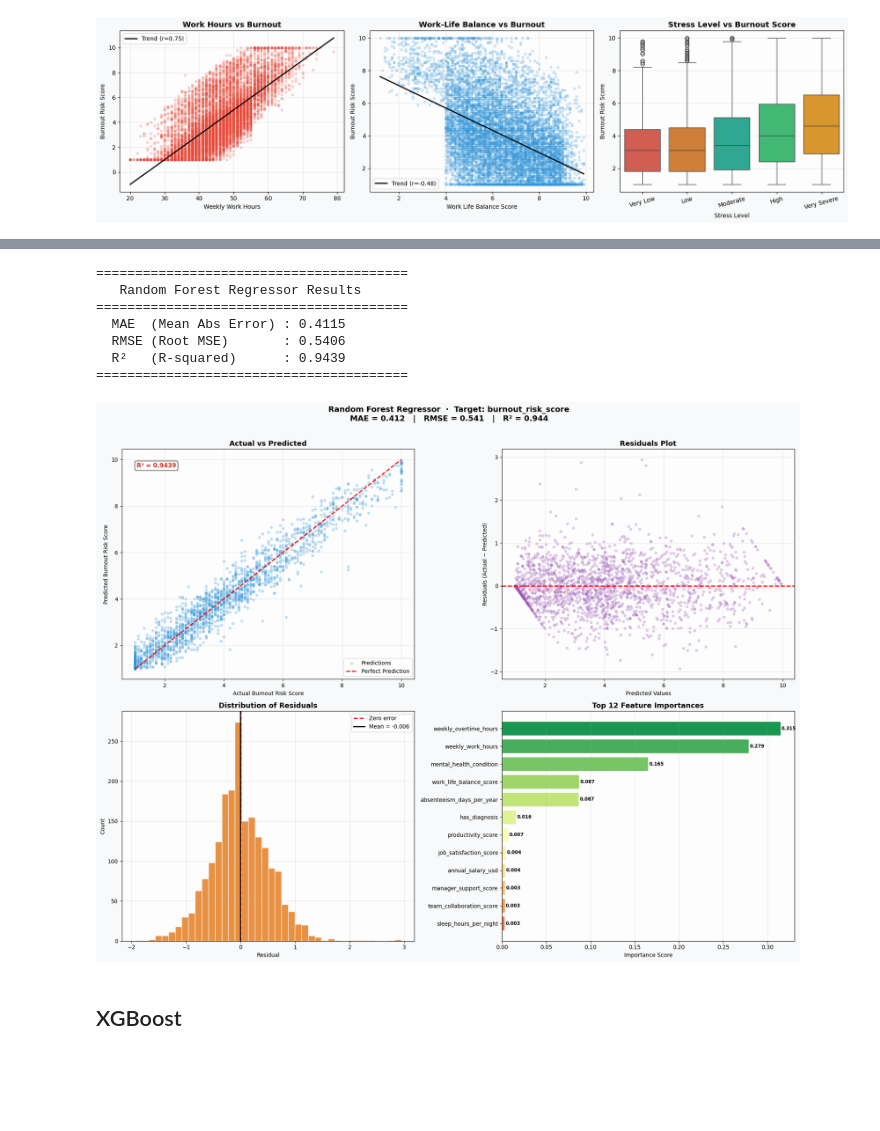
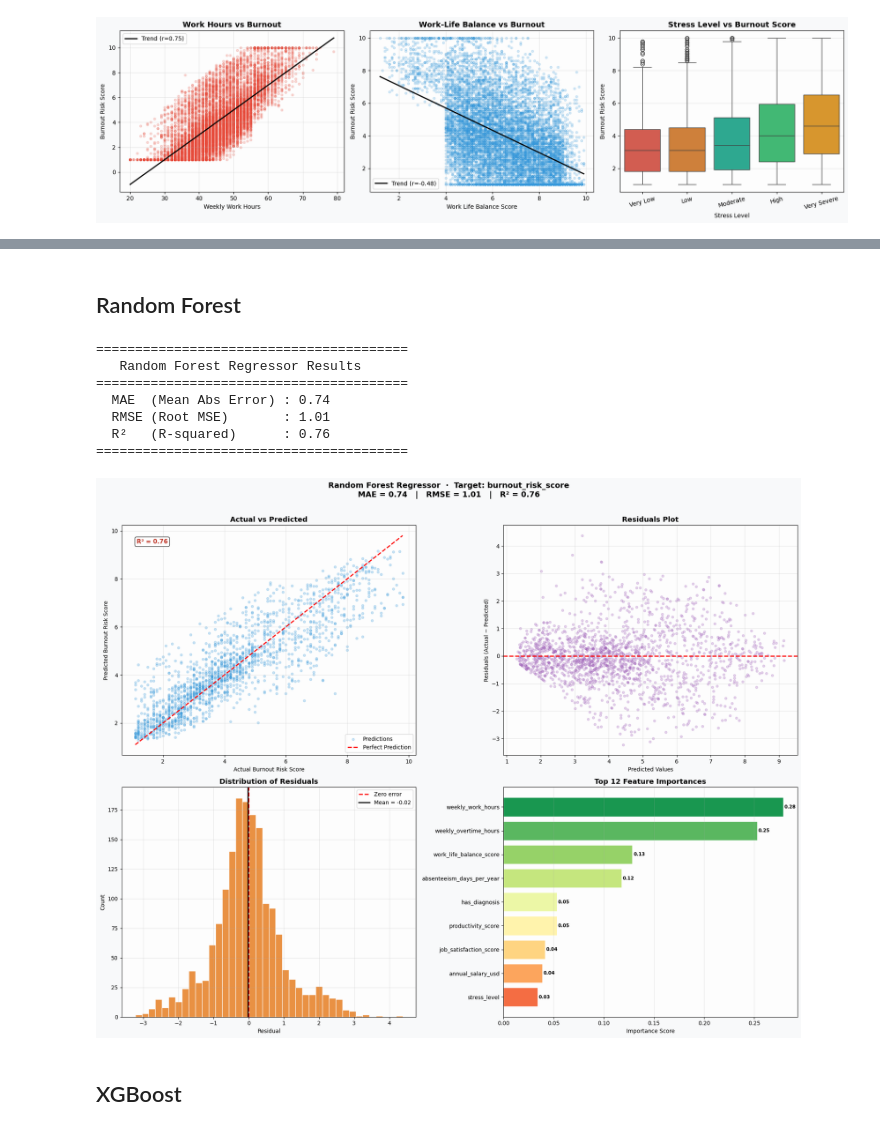
Before and after one commit to aghasaud1996/mental-health-workplace-analysis, a Jupyter notebook: mental_health_workplace_analysis.ipynb, the cells around one changed output, grey strips where cells are left out. Drawn from its saved outputs; the diff is of its cells as text; code cells hidden in the pictures; blank space fills up the shorter version.

```diff
--- a/mental_health_workplace_analysis.ipynb
+++ b/mental_health_workplace_analysis.ipynb
@@ -380,0 +423,19 @@ plt.show()
+# %%
+from sklearn.model_selection import train_test_split
+
+HIGH_MISSING = pct[pct > 25].index.tolist()
+df_model = df.drop(columns=['record_id'] + HIGH_MISSING)
+df_model = df_model[(df_model[TARGET] > 1.0) & (df_model[TARGET] < 10.0)].reset_index(drop=True)
+print('Dropped columns (>25% missing):', HIGH_MISSING)
+print('Rows after removing capped target values:', len(df_model))
+
+for col, mapping in ordinal_maps.items():
+    if col in df_model: df_model[col] = df_model[col].map(mapping)
+for col, mapping in binary_maps.items():
+    if col in df_model: df_model[col] = df_model[col].map(mapping)
+for col in df_model.select_dtypes(exclude='number').columns:
+    df_model[col] = LabelEncoder().fit_transform(df_model[col].astype(str))
+
+train_df, test_df = train_test_split(df_model, test_size=0.2, random_state=42)
+print(f'Train: {train_df.shape} | Test: {test_df.shape}')
+RESULTS.update(n_clean=len(df_model), n_train=len(train_df), n_test=len(test_df))
@@ -381,13 +507,14 @@ plt.show()
+# %% [markdown]
+## Random Forest
 # %%
 from sklearn.ensemble import RandomForestRegressor
 from sklearn.model_selection import train_test_split
 from sklearn.metrics import mean_absolute_error, mean_squared_error, r2_score
 
-X = df_enc.drop(columns=[TARGET])
-y = df_enc[TARGET]
-
-X_train, X_test, y_train, y_test = train_test_split(
-    X, y, test_size=0.2, random_state=42)
+# Models are trained on the SELECTED features of the cleaned data (no imputed values)
+X_train, y_train = train_df[SELECTED], train_df[TARGET]
+X_test,  y_test  = test_df[SELECTED],  test_df[TARGET]
+X = X_train
 
 scaler    = StandardScaler()
 X_train_s = scaler.fit_transform(X_train)
@@ -405,17 +532,17 @@ r2_rf   = r2_score(y_test, y_pred)
 print("=" * 40)
 print("   Random Forest Regressor Results")
 print("=" * 40)
-print(f"  MAE  (Mean Abs Error) : {mae_rf:.4f}")
-print(f"  RMSE (Root MSE)       : {rmse_rf:.4f}")
-print(f"  R²   (R-squared)      : {r2_rf:.4f}")
+print(f"  MAE  (Mean Abs Error) : {mae_rf:.2f}")
+print(f"  RMSE (Root MSE)       : {rmse_rf:.2f}")
+print(f"  R²   (R-squared)      : {r2_rf:.2f}")
 print("=" * 40)
 # %% [output]
 ========================================
    Random Forest Regressor Results
 ========================================
-  MAE  (Mean Abs Error) : 0.4115
-  RMSE (Root MSE)       : 0.5406
-  R²   (R-squared)      : 0.9439
+  MAE  (Mean Abs Error) : 0.74
+  RMSE (Root MSE)       : 1.01
+  R²   (R-squared)      : 0.76
 ========================================
 # %%
 fig, axes = plt.subplots(2, 2, figsize=(18, 14))
@@ -430,7 +557,7 @@ ax1.set_title('Actual vs Predicted', fontsize=13, fontweight='bold')
 ax1.set_xlabel('Actual Burnout Risk Score')
 ax1.set_ylabel('Predicted Burnout Risk Score')
 ax1.legend(); ax1.set_facecolor('#fdfdfd'); ax1.grid(alpha=0.3)
-ax1.text(0.05, 0.92, f'R² = {r2_rf:.4f}', transform=ax1.transAxes,
+ax1.text(0.05, 0.92, f'R² = {r2_rf:.2f}', transform=ax1.transAxes,
          fontsize=11, color='#c0392b', fontweight='bold',
          bbox=dict(boxstyle='round', facecolor='white', alpha=0.8))
 
@@ -443,38 +570,39 @@ ax2.set_title('Residuals Plot', fontsize=13, fontweight='bold')
 ax2.set_xlabel('Predicted Values')
 ax2.set_ylabel('Residuals (Actual − Predicted)')
 ax2.set_facecolor('#fdfdfd'); ax2.grid(alpha=0.3)
 
 # ── Plot 3: Residuals Distribution ───────────────────────────────────────────
 ax3 = axes[1, 0]
 ax3.hist(residuals, bins=40, color='#e67e22', edgecolor='white', alpha=0.85)
 ax3.axvline(0, color='red', lw=2, linestyle='--', label='Zero error')
 ax3.axvline(residuals.mean(), color='black', lw=2, linestyle='-',
-            label=f'Mean = {residuals.mean():.3f}')
+            label=f'Mean = {residuals.mean():.2f}')
 ax3.set_title('Distribution of Residuals', fontsize=13, fontweight='bold')
 ax3.set_xlabel('Residual'); ax3.set_ylabel('Count')
 ax3.legend(); ax3.set_facecolor('#fdfdfd'); ax3.grid(alpha=0.3)
 
 # ── Plot 4: Feature Importance (Top 12) ──────────────────────────────────────
 ax4 = axes[1, 1]
 feat_imp = pd.Series(rf.feature_importances_, index=X.columns)
 top12    = feat_imp.sort_values(ascending=True).tail(12)
-colors_f = plt.cm.RdYlGn(np.linspace(0.2, 0.9, 12))
+colors_f = plt.cm.RdYlGn(np.linspace(0.2, 0.9, len(top12)))
 bars = ax4.barh(top12.index, top12.values, color=colors_f, edgecolor='white')
 for bar, val in zip(bars, top12.values):
     ax4.text(val + 0.001, bar.get_y() + bar.get_height()/2,
-             f'{val:.3f}', va='center', fontsize=8.5, fontweight='bold')
+             f'{val:.2f}', va='center', fontsize=8.5, fontweight='bold')
 ax4.set_title('Top 12 Feature Importances', fontsize=13, fontweight='bold')
 ax4.set_xlabel('Importance Score')
 ax4.set_facecolor('#fdfdfd'); ax4.grid(axis='x', alpha=0.3)
 
 fig.suptitle(f'Random Forest Regressor  ·  Target: burnout_risk_score\n'
-             f'MAE = {mae_rf:.3f}   |   RMSE = {rmse_rf:.3f}   |   R² = {r2_rf:.3f}',
+             f'MAE = {mae_rf:.2f}   |   RMSE = {rmse_rf:.2f}   |   R² = {r2_rf:.2f}',
              fontsize=14, fontweight='bold', y=1.01)
 
 plt.tight_layout()
+plt.savefig('figures/fig_rf_diagnostics.png', dpi=200, bbox_inches='tight')
 plt.show()
 # %% [output]
-[figure, old version]
+[figure, new version]
 # %% [markdown]
 ## XGBoost
 # %%
```
Also changed, not shown: parts of 46 cells of this notebook, 1 other file.
